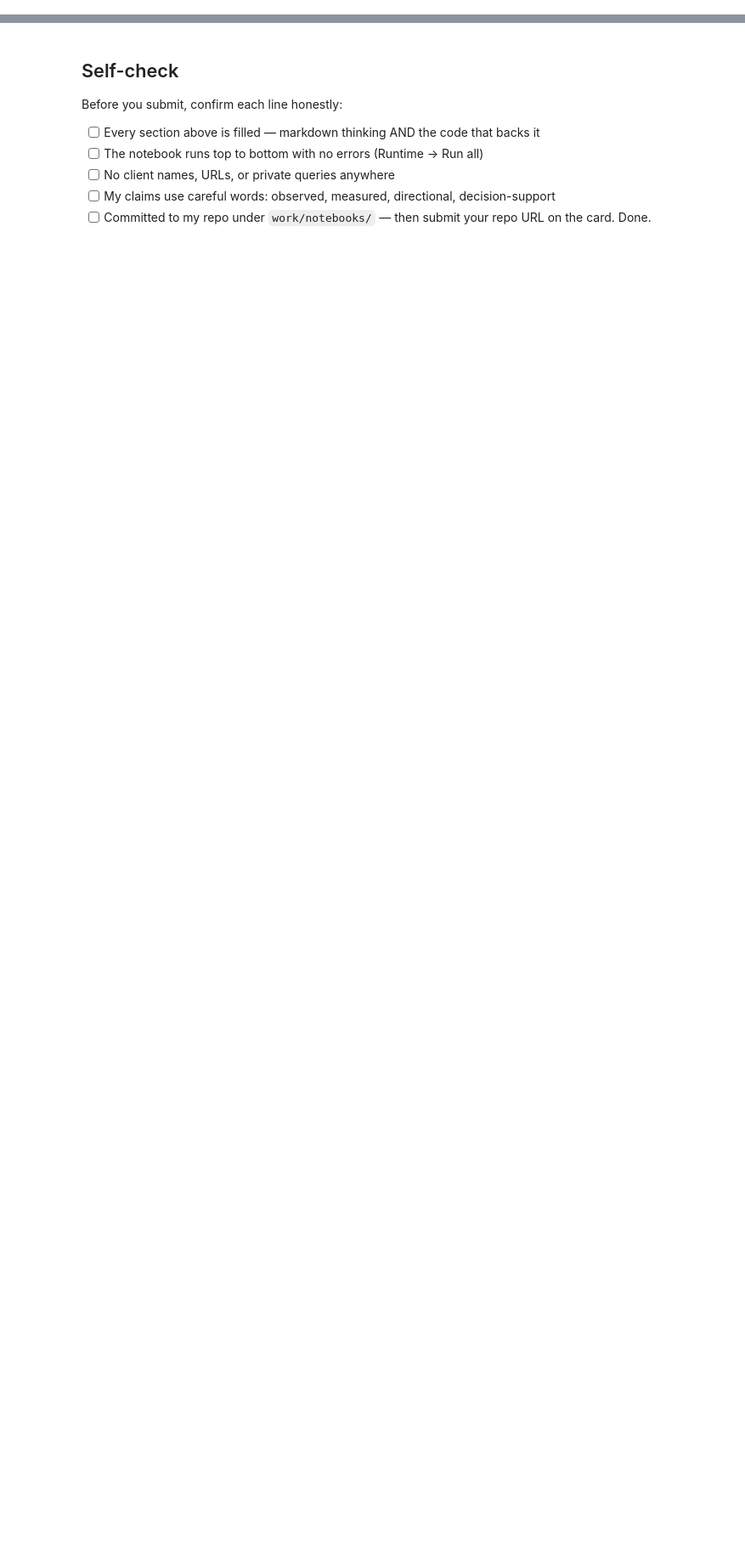
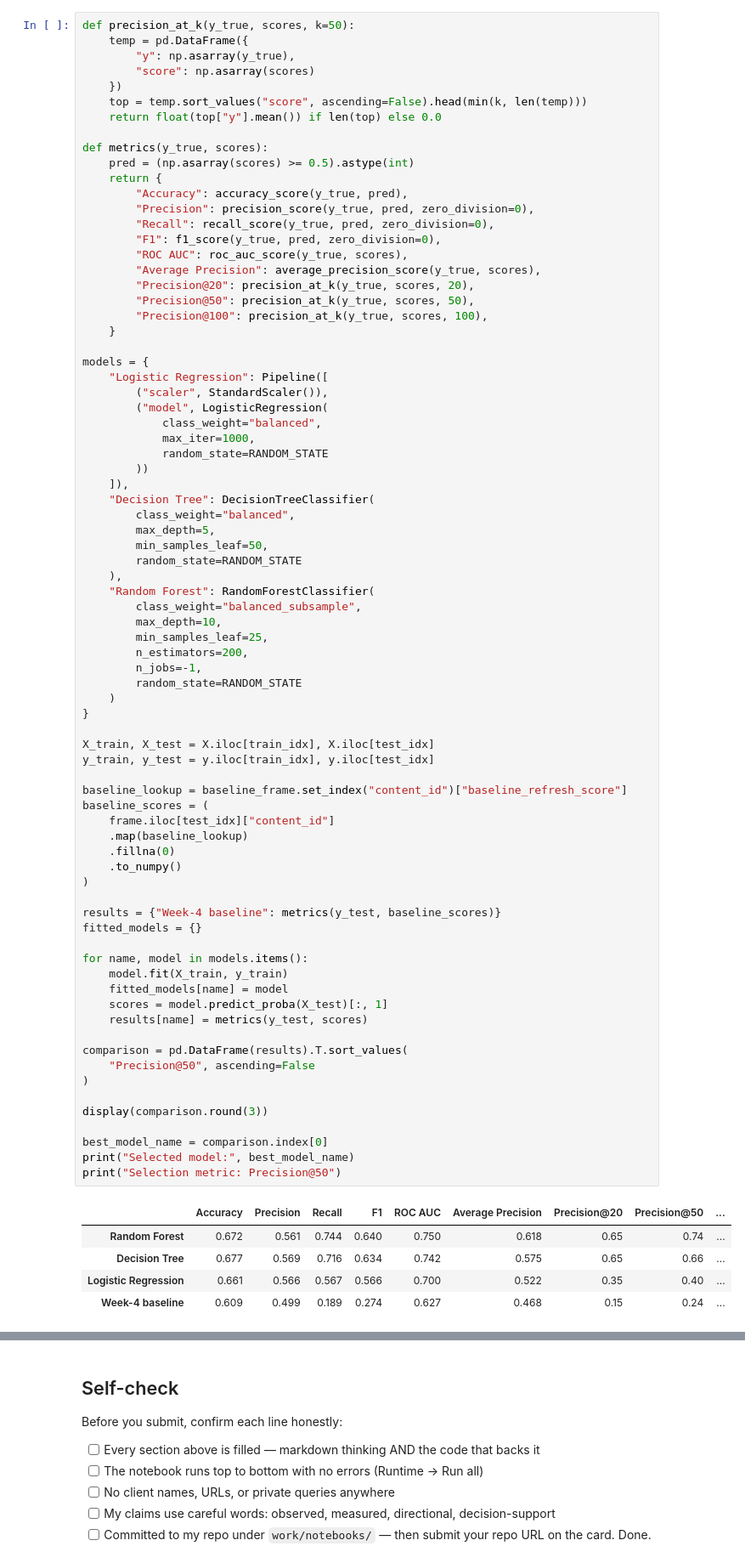
Before and after one commit to raju-cse/Flyrank-internship_ml, a Jupyter notebook: work/notebooks/w05_model.ipynb, the cells around one changed output, grey strips where cells are left out. Shown at 85% size. Drawn from its saved outputs; the diff is of its cells as text; blank space fills up the shorter version.

```diff
--- a/work/notebooks/w05_model.ipynb
+++ b/work/notebooks/w05_model.ipynb
@@ -36,0 +162,83 @@ This skeleton is yours to fill. Work the sections **in order** — each one has
+# %%
+def precision_at_k(y_true, scores, k=50):
+    temp = pd.DataFrame({
+        "y": np.asarray(y_true),
+        "score": np.asarray(scores)
+    })
+    top = temp.sort_values("score", ascending=False).head(min(k, len(temp)))
+    return float(top["y"].mean()) if len(top) else 0.0
+
+def metrics(y_true, scores):
+    pred = (np.asarray(scores) >= 0.5).astype(int)
+    return {
+        "Accuracy": accuracy_score(y_true, pred),
+        "Precision": precision_score(y_true, pred, zero_division=0),
+        "Recall": recall_score(y_true, pred, zero_division=0),
+        "F1": f1_score(y_true, pred, zero_division=0),
+        "ROC AUC": roc_auc_score(y_true, scores),
+        "Average Precision": average_precision_score(y_true, scores),
+        "Precision@20": precision_at_k(y_true, scores, 20),
+        "Precision@50": precision_at_k(y_true, scores, 50),
+        "Precision@100": precision_at_k(y_true, scores, 100),
+    }
+
+models = {
+    "Logistic Regression": Pipeline([
+        ("scaler", StandardScaler()),
+        ("model", LogisticRegression(
+            class_weight="balanced",
+            max_iter=1000,
+            random_state=RANDOM_STATE
+        ))
+    ]),
+    "Decision Tree": DecisionTreeClassifier(
+        class_weight="balanced",
+        max_depth=5,
+        min_samples_leaf=50,
+        random_state=RANDOM_STATE
+    ),
+    "Random Forest": RandomForestClassifier(
+        class_weight="balanced_subsample",
+        max_depth=10,
+        min_samples_leaf=25,
+        n_estimators=200,
+        n_jobs=-1,
+        random_state=RANDOM_STATE
+    )
+}
+
+X_train, X_test = X.iloc[train_idx], X.iloc[test_idx]
+y_train, y_test = y.iloc[train_idx], y.iloc[test_idx]
+
+baseline_lookup = baseline_frame.set_index("content_id")["baseline_refresh_score"]
+baseline_scores = (
+    frame.iloc[test_idx]["content_id"]
+    .map(baseline_lookup)
+    .fillna(0)
+    .to_numpy()
+)
+
+results = {"Week-4 baseline": metrics(y_test, baseline_scores)}
+fitted_models = {}
+
+for name, model in models.items():
+    model.fit(X_train, y_train)
+    fitted_models[name] = model
+    scores = model.predict_proba(X_test)[:, 1]
+    results[name] = metrics(y_test, scores)
+
+comparison = pd.DataFrame(results).T.sort_values(
+    "Precision@50", ascending=False
+)
+
+display(comparison.round(3))
+
+best_model_name = comparison.index[0]
+print("Selected model:", best_model_name)
+print("Selection metric: Precision@50")
+# %% [output]
+|  | Accuracy | Precision | Recall | F1 | ROC AUC | Average Precision | Precision@20 | Precision@50 | ... |
+| Random Forest | 0.672 | 0.561 | 0.744 | 0.640 | 0.750 | 0.618 | 0.65 | 0.74 | ... |
+| Decision Tree | 0.677 | 0.569 | 0.716 | 0.634 | 0.742 | 0.575 | 0.65 | 0.66 | ... |
+| Logistic Regression | 0.661 | 0.566 | 0.567 | 0.566 | 0.700 | 0.522 | 0.35 | 0.40 | ... |
+| Week-4 baseline | 0.609 | 0.499 | 0.189 | 0.274 | 0.627 | 0.468 | 0.15 | 0.24 | ... |
```
Also changed, not shown: parts of 19 cells of this notebook.
